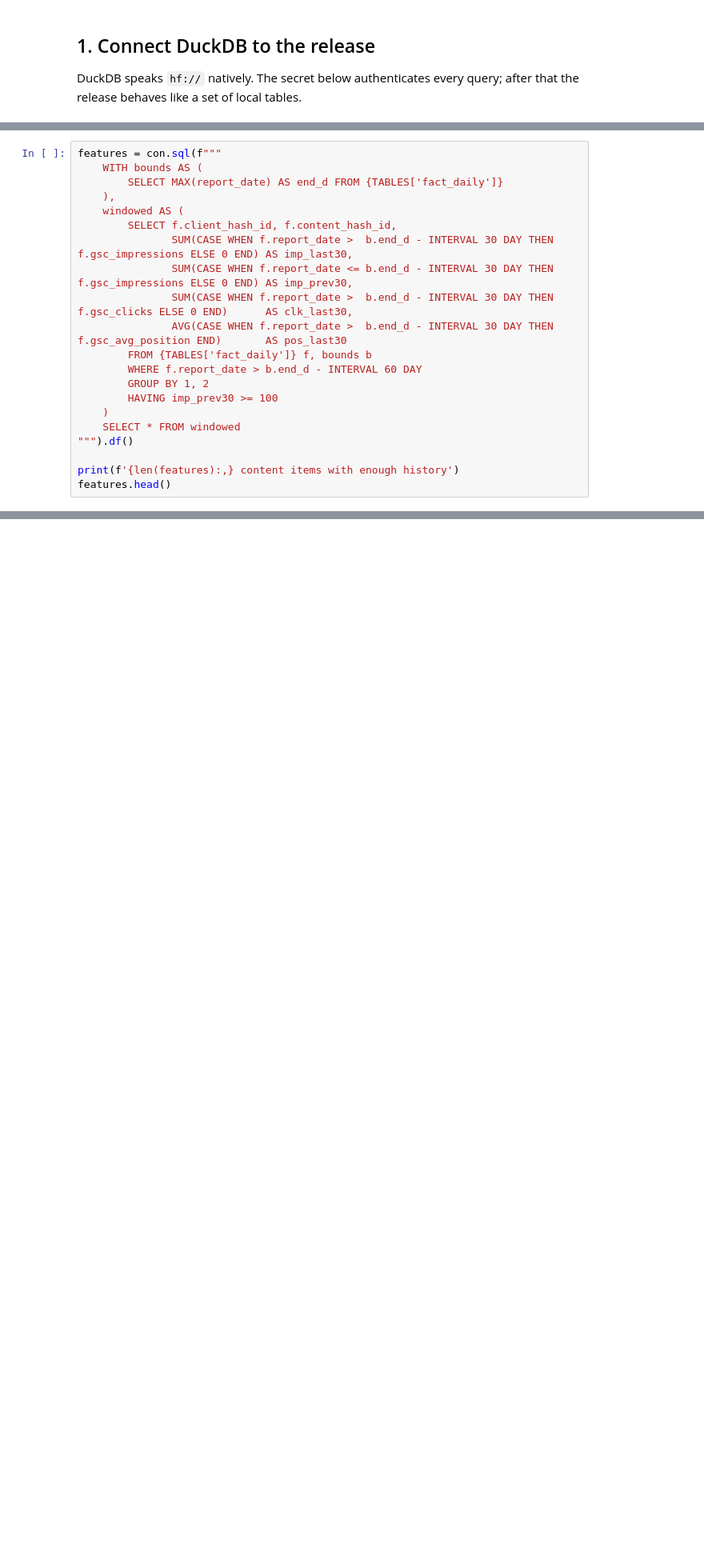
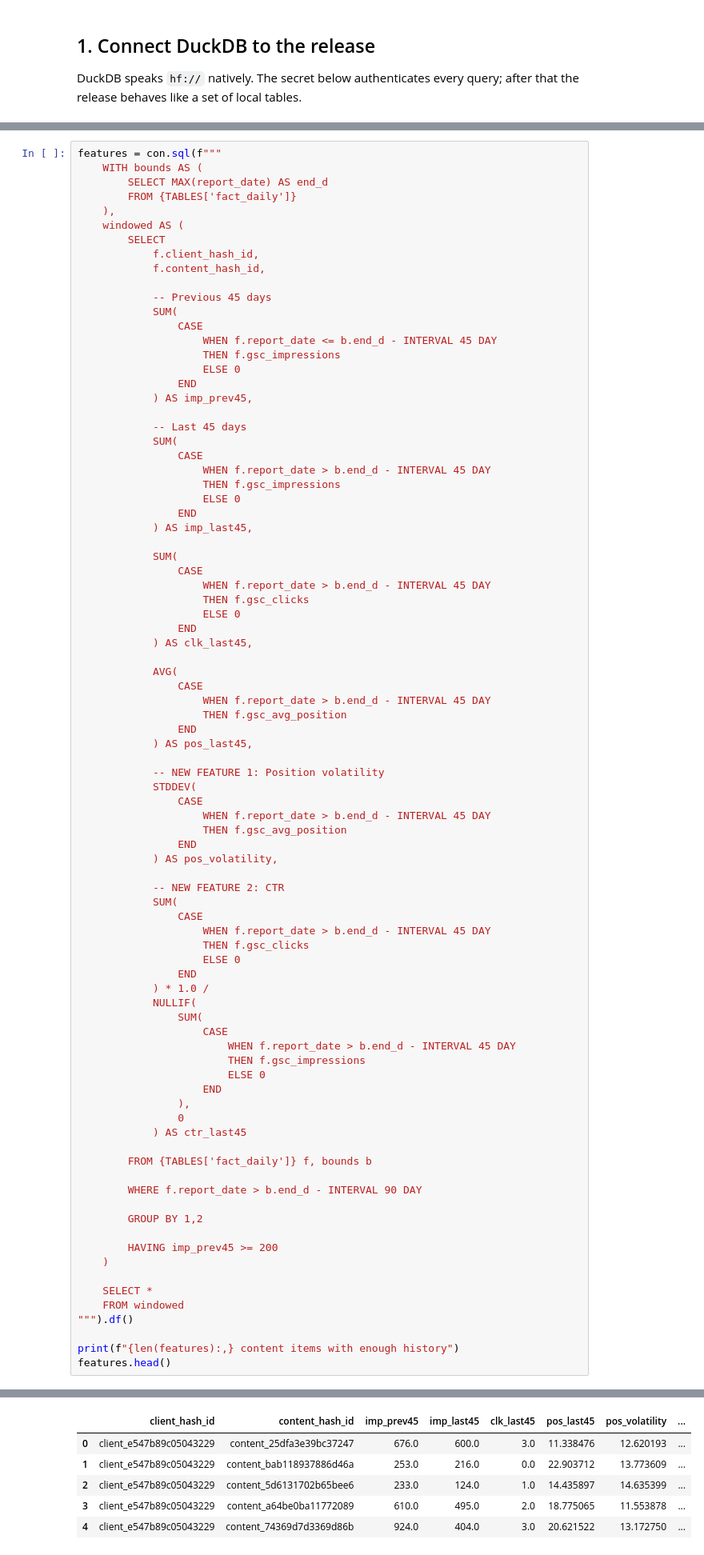
Before and after one commit to GuellifTakiEddine/flyrank-intern-ML, a Jupyter notebook: notebooks/03_working_with_the_full_release.ipynb, the cells around one changed output, grey strips where cells are left out. Shown at 80% size. Saved outputs shown, nothing was run; the diff lists cells and outputs as text; blank space fills up the shorter version.

```diff
--- a/notebooks/03_working_with_the_full_release.ipynb
+++ b/notebooks/03_working_with_the_full_release.ipynb
@@ -87,21 +108,87 @@ result to pandas/sklearn. Here: momentum features from the last 60 days of the p
 # %%
 features = con.sql(f"""
     WITH bounds AS (
-        SELECT MAX(report_date) AS end_d FROM {TABLES['fact_daily']}
+        SELECT MAX(report_date) AS end_d
+        FROM {TABLES['fact_daily']}
     ),
     windowed AS (
-        SELECT f.client_hash_id, f.content_hash_id,
-               SUM(CASE WHEN f.report_date >  b.end_d - INTERVAL 30 DAY THEN f.gsc_impressions ELSE 0 END) AS imp_last30,
-               SUM(CASE WHEN f.report_date <= b.end_d - INTERVAL 30 DAY THEN f.gsc_impressions ELSE 0 END) AS imp_prev30,
-               SUM(CASE WHEN f.report_date >  b.end_d - INTERVAL 30 DAY THEN f.gsc_clicks ELSE 0 END)      AS clk_last30,
-               AVG(CASE WHEN f.report_date >  b.end_d - INTERVAL 30 DAY THEN f.gsc_avg_position END)       AS pos_last30
+        SELECT
+            f.client_hash_id,
+            f.content_hash_id,
+
+            -- Previous 45 days
+            SUM(
+                CASE
+                    WHEN f.report_date <= b.end_d - INTERVAL 45 DAY
+                    THEN f.gsc_impressions
+                    ELSE 0
+                END
+            ) AS imp_prev45,
+
+            -- Last 45 days
+            SUM(
+                CASE
+                    WHEN f.report_date > b.end_d - INTERVAL 45 DAY
+                    THEN f.gsc_impressions
+                    ELSE 0
+                END
+            ) AS imp_last45,
+
+            SUM(
+                CASE
+                    WHEN f.report_date > b.end_d - INTERVAL 45 DAY
+                    THEN f.gsc_clicks
+                    ELSE 0
+                END
+            ) AS clk_last45,
+
+            AVG(
+                CASE
+                    WHEN f.report_date > b.end_d - INTERVAL 45 DAY
+                    THEN f.gsc_avg_position
+                END
+            ) AS pos_last45,
+
+            -- NEW FEATURE 1: Position volatility
+            STDDEV(
+                CASE
+                    WHEN f.report_date > b.end_d - INTERVAL 45 DAY
+                    THEN f.gsc_avg_position
+                END
+            ) AS pos_volatility,
+
+            -- NEW FEATURE 2: CTR
+            SUM(
+                CASE
+                    WHEN f.report_date > b.end_d - INTERVAL 45 DAY
+                    THEN f.gsc_clicks
+                    ELSE 0
+                END
+            ) * 1.0 /
+            NULLIF(
+                SUM(
+                    CASE
+                        WHEN f.report_date > b.end_d - INTERVAL 45 DAY
+                        THEN f.gsc_impressions
+                        ELSE 0
+                    END
+                ),
+                0
+            ) AS ctr_last45
+
         FROM {TABLES['fact_daily']} f, bounds b
-        WHERE f.report_date > b.end_d - INTERVAL 60 DAY
-        GROUP BY 1, 2
-        HAVING imp_prev30 >= 100
+
+        WHERE f.report_date > b.end_d - INTERVAL 90 DAY
+
+        GROUP BY 1,2
+
+        HAVING imp_prev45 >= 200
     )
-    SELECT * FROM windowed
+
+    SELECT *
+    FROM windowed
 """).df()
 
-print(f'{len(features):,} content items with enough history')
+print(f"{len(features):,} content items with enough history")
 features.head()
+# %% [output]
@@ -108,3 +196,9 @@ features.head()
+|  | client_hash_id | content_hash_id | imp_prev45 | imp_last45 | clk_last45 | pos_last45 | pos_volatility | ... |
+| 0 | client_e547b89c05043229 | content_25dfa3e39bc37247 | 676.0 | 600.0 | 3.0 | 11.338476 | 12.620193 | ... |
+| 1 | client_e547b89c05043229 | content_bab118937886d46a | 253.0 | 216.0 | 0.0 | 22.903712 | 13.773609 | ... |
+| 2 | client_e547b89c05043229 | content_5d6131702b65bee6 | 233.0 | 124.0 | 1.0 | 14.435897 | 14.635399 | ... |
+| 3 | client_e547b89c05043229 | content_a64be0ba11772089 | 610.0 | 495.0 | 2.0 | 18.775065 | 11.553878 | ... |
+| 4 | client_e547b89c05043229 | content_74369d7d3369d86b | 924.0 | 404.0 | 3.0 | 20.621522 | 13.172750 | ... |
 # %% [markdown]
 ## 4. Add query-level signals
 
```
Also changed, not shown: parts of 7 cells of this notebook.
